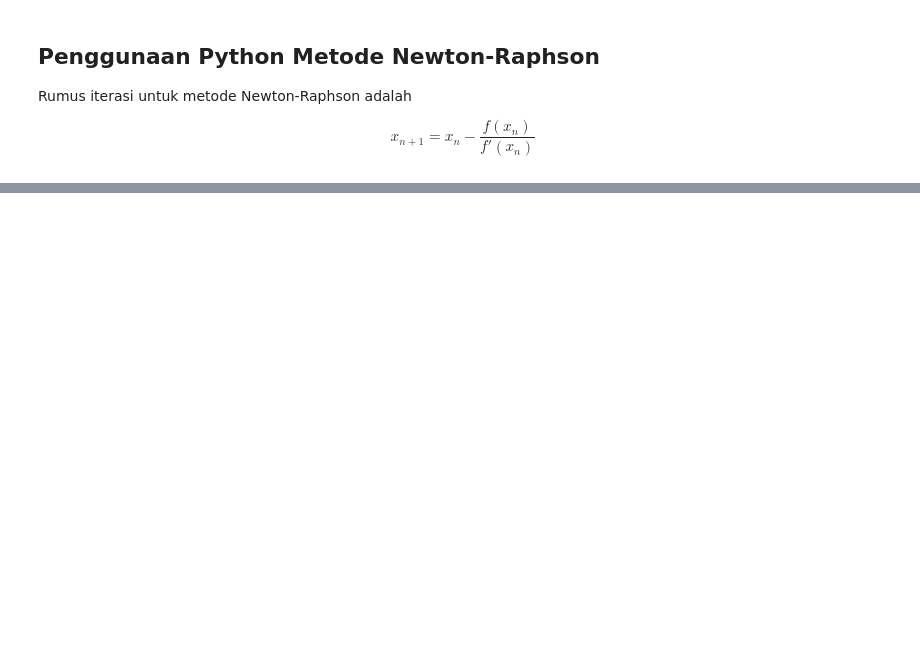
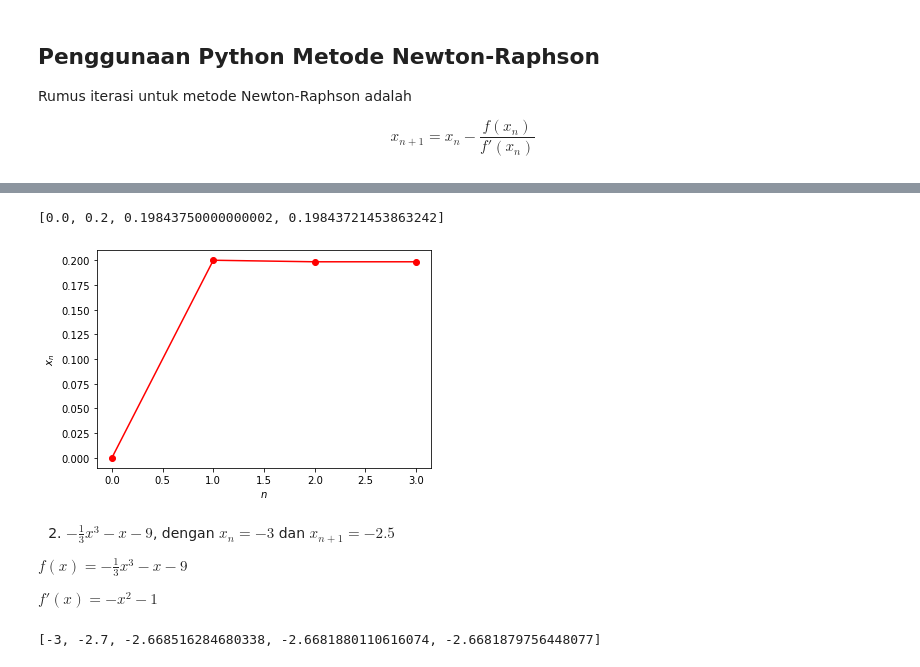
Before and after one commit to chaidar-aria/FISIKA_KOMPUTASI, a Jupyter notebook: newton-raphson.ipynb, the cells around one changed output, grey strips where cells are left out. Drawn from its saved outputs; the diff is of its cells as text; code cells hidden in the pictures; blank space fills up the shorter version.

```diff
--- a/newton-raphson.ipynb
+++ b/newton-raphson.ipynb
@@ -94,0 +110,30 @@ plt.show()
+# %%
+tot = 1.0E-10  # toleransi
+delta = 1000
+xn = 0.0
+xd = []
+while delta > tot:
+    xd.append(xn)
+    xnp1 = xn-f(xn)/df(xn)
+    delta = abs(xnp1-xn)
+    # simpan untuk iterasi berikutnya
+    xn = xnp1
+
+print(xd)
+# %% [output]
+[0.0, 0.2, 0.19843750000000002, 0.19843721453863242]
+# %%
+# visualisasi
+n = np.arange(len(xd))
+plt.plot(n, xd, '-or')
+plt.xlabel('$n$')
+plt.ylabel('$x_n$')
+plt.show()
+# %% [output]
+[figure, added]
+# %% [markdown]
+2. $- \frac{1}{3}x^3-x-9$, dengan $x_n=-3$ dan $x_{n+1}=-2.5$
+
+$f(x)=- \frac{1}{3}x^3-x-9$
+
+$f'(x)=-x^2-1$
@@ -94,0 +147,15 @@ plt.show()
+# %%
+tot = 1.0E-10  # toleransi
+delta = 1000
+xn = -3
+xd = []
+while delta > tot:
+    xd.append(xn)
+    xnp1 = xn-f(xn)/df(xn)
+    delta = abs(xnp1-xn)
+    # simpan untuk iterasi berikutnya
+    xn = xnp1
+
+print(xd)
+# %% [output]
+[-3, -2.7, -2.668516284680338, -2.6681880110616074, -2.6681879756448077]
```
Also changed, not shown: parts of 29 cells of this notebook, 1 other file.
